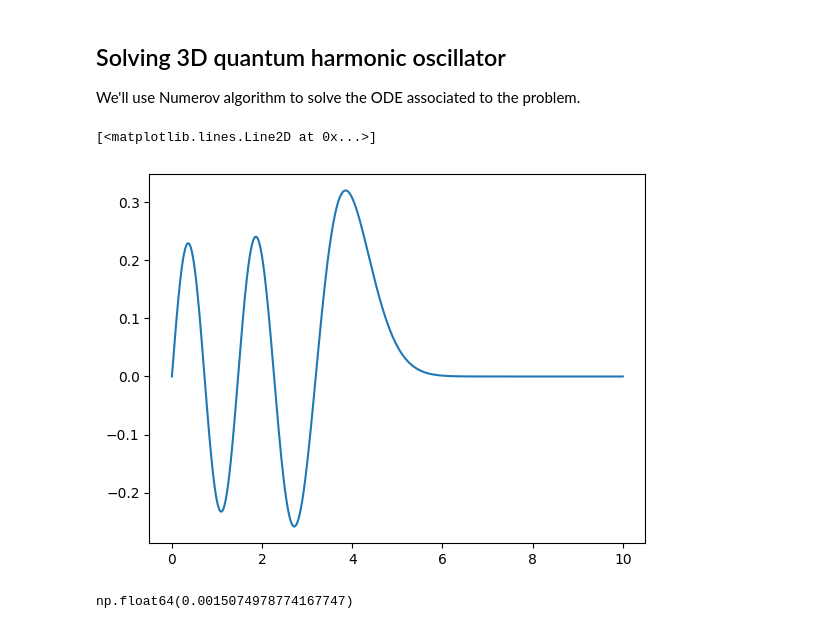
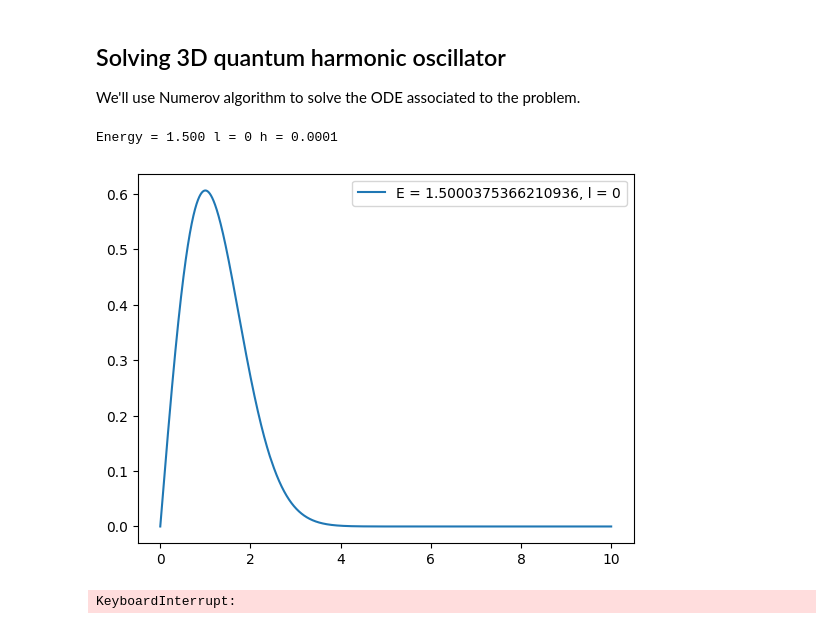
Before and after one commit to ihategoto/physipy, a Jupyter notebook: projects/Quantum Harmonic Oscillator/notebooks/quantum_harmonic_oscillator.ipynb, the cells around one changed output. Drawn from its saved outputs; the diff is of its cells as text; code cells hidden in the pictures.

```diff
--- a/projects/Quantum Harmonic Oscillator/notebooks/quantum_harmonic_oscillator.ipynb
+++ b/projects/Quantum Harmonic Oscillator/notebooks/quantum_harmonic_oscillator.ipynb
@@ -95,19 +260,31 @@ def integration(E, r_min, r_max, h, l, psi_0_outward, psi_1_outward, psi_0_inwar
 # %%
-l = 0
 h = .0001
 r_min = 0
 r_max = 10
-E = 19/2
 
-psi_1_inward = np.sqrt(k(r_max, l, E)/k(r_max-h,l,E))*np.exp(h/2*(k(r_max, l, E)-k(r_max-h,l,E)))
+err_prev = None
+err_curr = 0
 
-coord, psi, error = integration(E, r_min, r_max, h, l, 0, np.pow(h, l+1), 1, psi_1_inward)
+E_prev = None
+
+for l in [0]:
+    for E in np.arange(1.4, 10, 0.01):
+        psi_1_inward = WKB_inward(r_max, l, h, E)
+        coord, psi, error = integration(E, r_min, r_max, h, l, 0, np.pow(h, l+1), 1, psi_1_inward)
+        err_curr = error
+        #print("E = {} err_prev = {} err_curr = {}".format(E, err_prev, err_curr))
+        if err_prev is not None and E_prev is not None and np.sign(err_curr) != np.sign(err_prev):
+            coord, psi, good_energy = bisection(err_prev, err_curr, E_prev, E, 1e-6, r_min, r_max, h, l, 0, np.pow(h, l+1), 1, psi_1_inward)
+            print("Energy = {:.3f} l = {} h = {}".format(good_energy, l, h))
+            plt.plot(coord, psi, label = "E = {}, l = {}".format(good_energy, l))
+            plt.legend()
+            plt.show()
+        E_prev = E
+        err_prev = err_curr
+
+    err_prev = None
+    E_prev = None
+# %% [output]
+Energy = 1.500 l = 0 h = 0.0001
+[figure, added]
+KeyboardInterrupt:
-# %%
-plt.plot(coord,psi)
-# %% [output]
-[<matplotlib.lines.Line2D at 0x...>]
-[figure, removed]
-# %%
-error
-# %% [output]
-np.float64(0.0015074978774167747)
```
Also changed, not shown: parts of 2 cells of this notebook.
